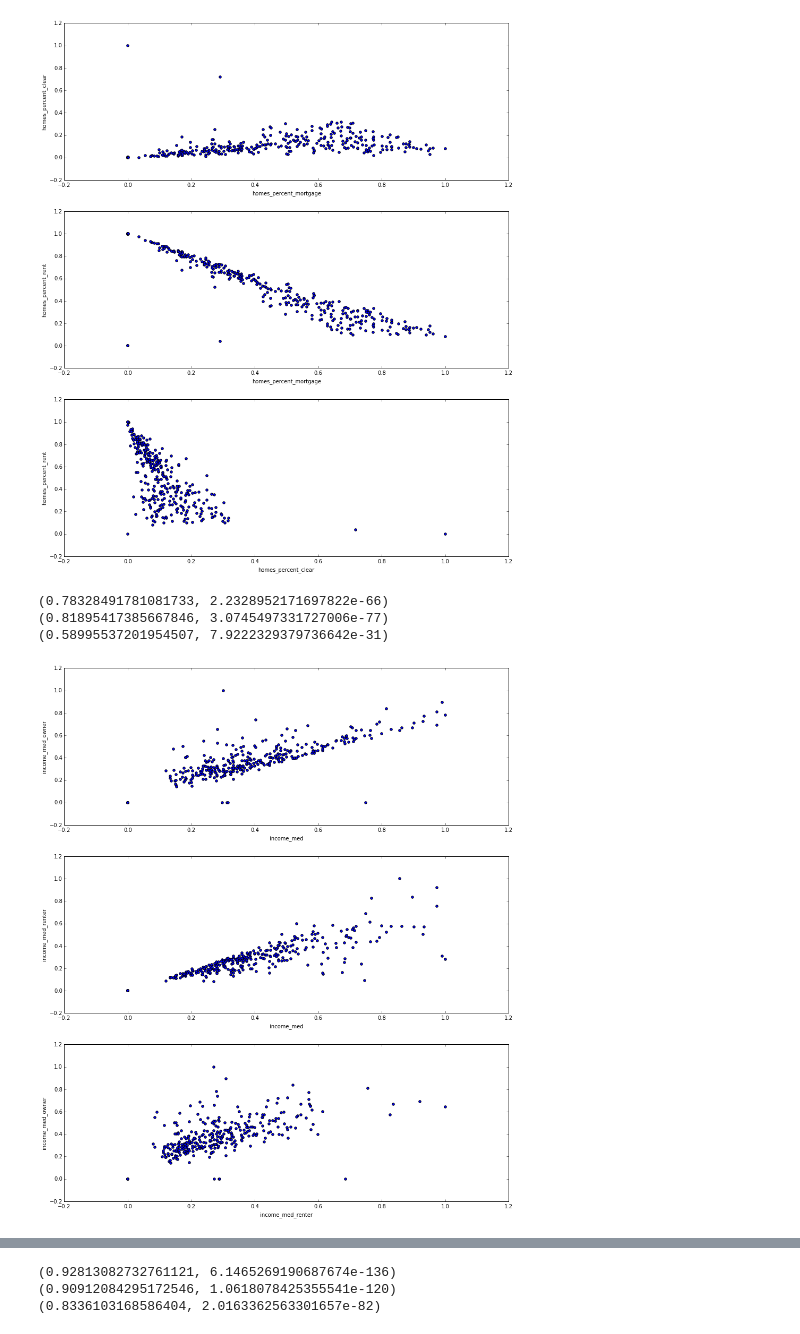
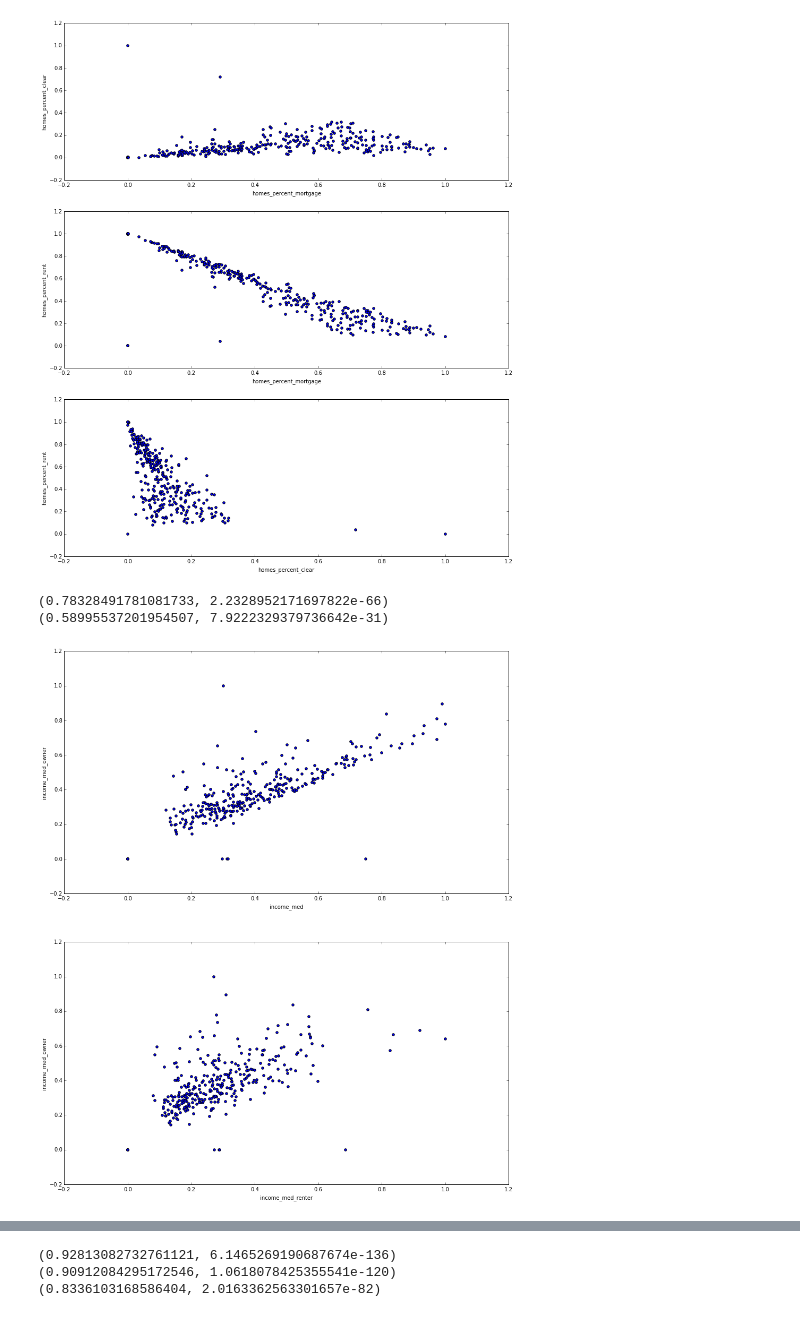
Before and after one commit to jmsilverman/insight_project, a Jupyter notebook: lin_reg_plots2.ipynb, the cells around one changed output, grey strips where cells are left out. Cells and saved outputs as stored; diff of their text form; code cells hidden in the pictures.

```diff
--- a/lin_reg_plots2.ipynb
+++ b/lin_reg_plots2.ipynb
@@ -100,15 +120,12 @@ print pearsonr(features.homes_percent_clear,features.homes_percent_rent)
 [figure]
 # %%
 # plot features vs. each other
-fig, axs = plt.subplots(3,1, sharey=True)
+fig, axs = plt.subplots(2,1, sharey=True)
 features.plot(kind='scatter', x='income_med', y='income_med_owner', ax=axs[0], figsize=(15, 18))
 print pearsonr(features.income_med,features.income_med_owner)
-features.plot(kind='scatter', x='income_med', y='income_med_renter', ax=axs[1])
-print pearsonr(features.income_med,features.income_med_renter)
-features.plot(kind='scatter', x='income_med_renter', y='income_med_owner', ax=axs[2])
+features.plot(kind='scatter', x='income_med_renter', y='income_med_owner', ax=axs[1])
 print pearsonr(features.income_med_renter,features.income_med_owner)
 # %% [output]
 (0.78328491781081733, 2.2328952171697822e-66)
-(0.81895417385667846, 3.0745497331727006e-77)
 (0.58995537201954507, 7.9222329379736642e-31)
-[figure, old version]
+[figure, new version]
```
Also changed, not shown: parts of 7 cells of this notebook, 35 other files.
